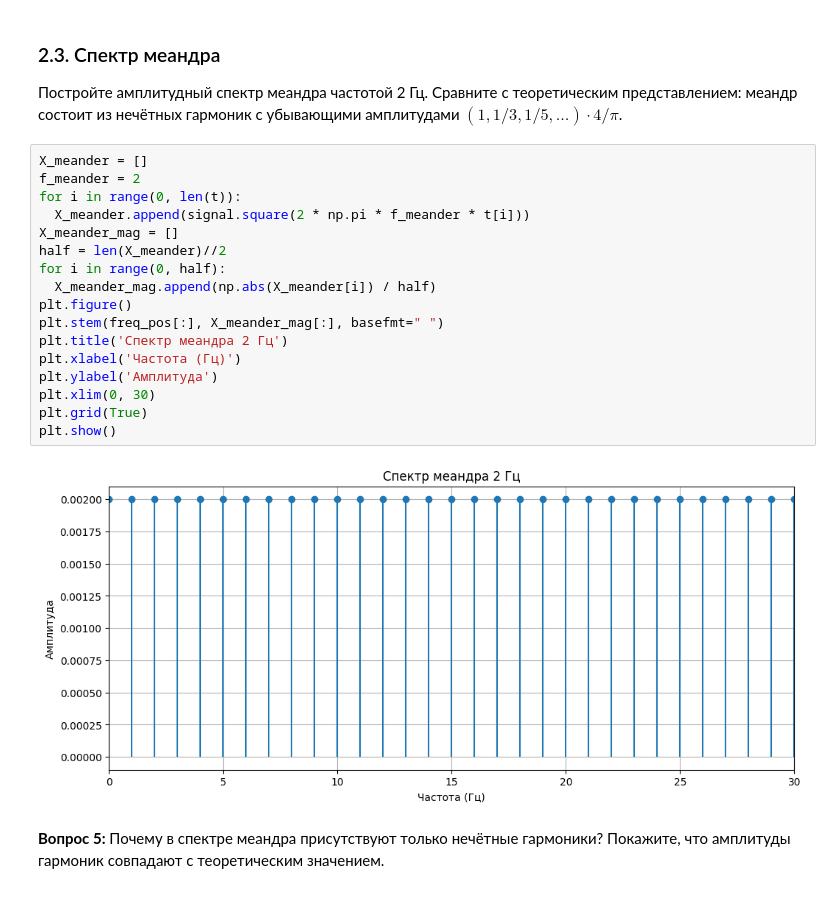
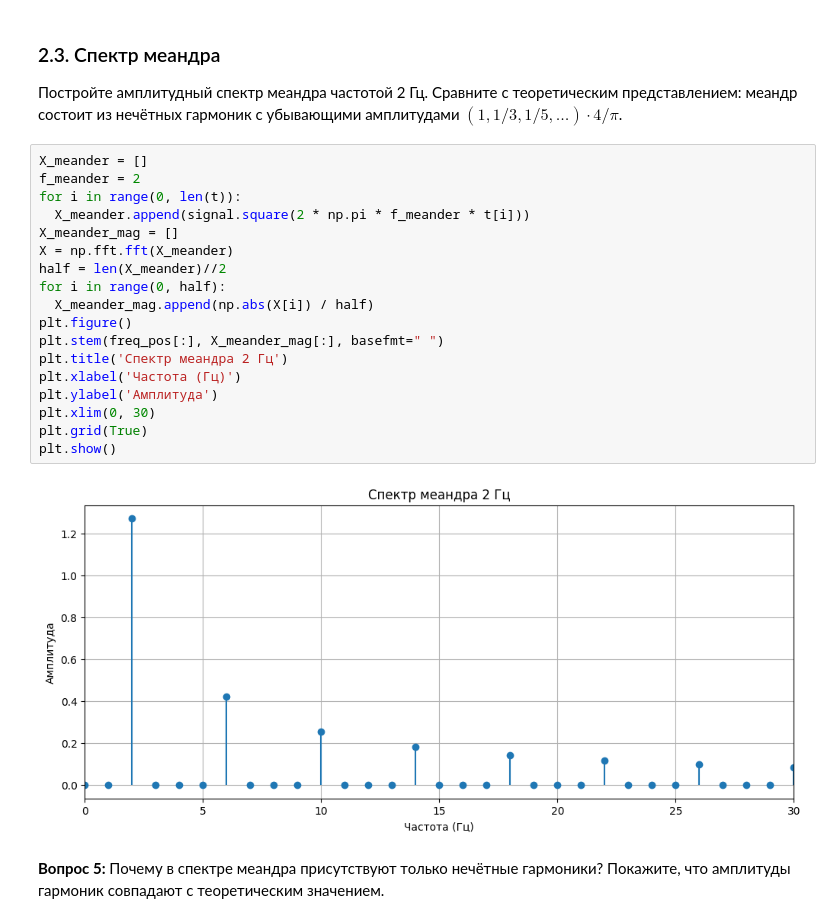
Before and after one commit to Serge6925/dsp-seminars, a Jupyter notebook: seminars/1.ipynb, the cells around one changed output. Drawn from its saved outputs; the diff is of its cells as text.

```diff
--- a/seminars/1.ipynb
+++ b/seminars/1.ipynb
@@ -172,22 +172,23 @@ plt.show()
 # %%
 X_meander = []
 f_meander = 2
 for i in range(0, len(t)):
   X_meander.append(signal.square(2 * np.pi * f_meander * t[i]))
 X_meander_mag = []
+X = np.fft.fft(X_meander)
 half = len(X_meander)//2
 for i in range(0, half):
-  X_meander_mag.append(np.abs(X_meander[i]) / half)
+  X_meander_mag.append(np.abs(X[i]) / half)
 plt.figure()
 plt.stem(freq_pos[:], X_meander_mag[:], basefmt=" ")
 plt.title('Спектр меандра 2 Гц')
 plt.xlabel('Частота (Гц)')
 plt.ylabel('Амплитуда')
 plt.xlim(0, 30)
 plt.grid(True)
 plt.show()
 # %% [output]
-[figure, old version]
+[figure, new version]
 # %% [markdown]
 
 **Вопрос 5:** Почему в спектре меандра присутствуют только нечётные гармоники? Покажите, что амплитуды гармоник совпадают с теоретическим значением.
```
Also changed, not shown: parts of 6 cells of this notebook.
